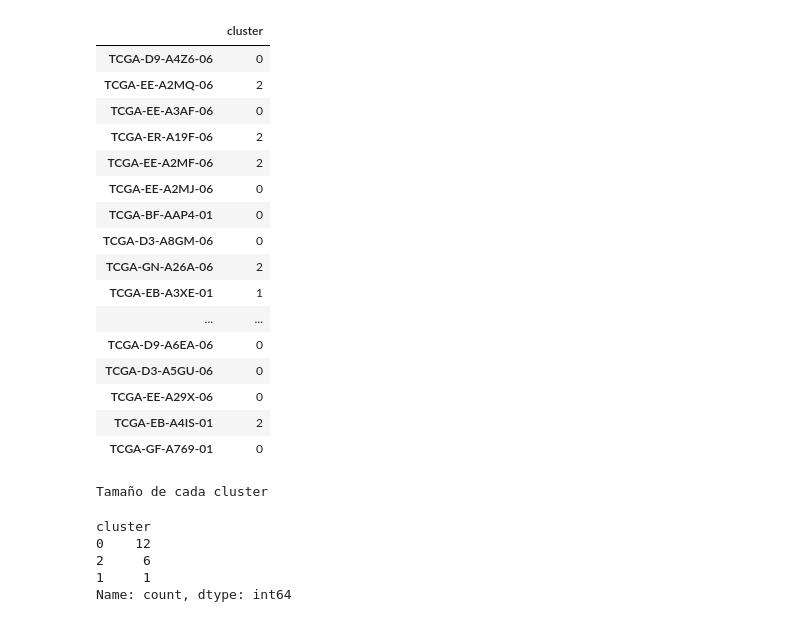
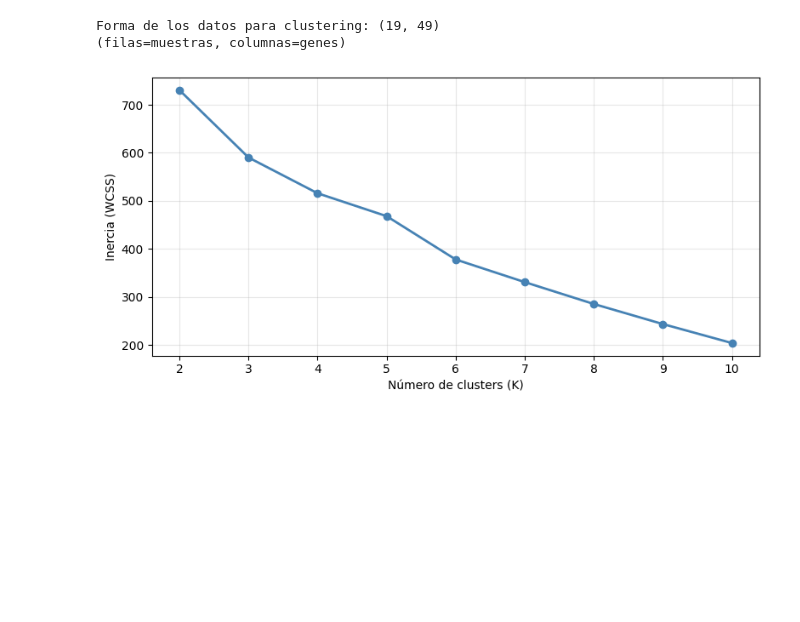
Before and after one commit to EnriGF/Proyecto_ML, a Jupyter notebook: k_medias.ipynb, the cells around one changed output. Saved outputs shown, nothing was run; the diff lists cells and outputs as text; code cells hidden in the pictures; blank space fills up the shorter version.

```diff
--- a/k_medias.ipynb
+++ b/k_medias.ipynb
@@ -23,40 +23,38 @@ Dimensiones originales: (1500, 473)
 from sklearn.cluster import KMeans
 from sklearn import metrics, preprocessing
 
-k_means = KMeans(n_clusters=3)  #el n. de clusters es relevante para el resultado
 datos = mexpr_toy.transpose()   #primero transponemos la matriz
-cluster_predict=k_means.fit_predict(datos)
 
-#añadimos el resultado a una tabla para qeu sea mas manejable
-clusters = pd.DataFrame(cluster_predict, index=datos.index, columns=['cluster'])
-clusters
+#Estandarizamos (media=0, std=1)
+scaler = preprocessing.StandardScaler()
+datos_scaled=pd.DataFrame(
+    scaler.fit_transform(datos),
+    index=datos.index,
+    columns=datos.columns
+)
+print(f"Forma de los datos para clustering: {datos_scaled.shape}")
+print("(filas=muestras, columnas=genes)")
 # %% [output]
-|  | cluster |
-| TCGA-D9-A4Z6-06 | 0 |
-| TCGA-EE-A2MQ-06 | 2 |
-| TCGA-EE-A3AF-06 | 0 |
-| TCGA-ER-A19F-06 | 2 |
-| TCGA-EE-A2MF-06 | 2 |
-| TCGA-EE-A2MJ-06 | 0 |
-| TCGA-BF-AAP4-01 | 0 |
-| TCGA-D3-A8GM-06 | 0 |
-| TCGA-GN-A26A-06 | 2 |
-| TCGA-EB-A3XE-01 | 1 |
-| ... | ... |
-| TCGA-D9-A6EA-06 | 0 |
-| TCGA-D3-A5GU-06 | 0 |
-| TCGA-EE-A29X-06 | 0 |
-| TCGA-EB-A4IS-01 | 2 |
-| TCGA-GF-A769-01 | 0 |
+Forma de los datos para clustering: (19, 49)
+(filas=muestras, columnas=genes)
 # %%
-#Ver el tamaño de cada cluster
-print("Tamaño de cada cluster")
-size=clusters['cluster'].value_counts()
-size
+#Búsqueda del K óptimo: método del codo
+import matplotlib.pyplot as plt
+inercias = []
+rango_k = range(2,11)
+for k in rango_k:
+    km = KMeans(n_clusters=k, random_state=42, n_init=10)
+    km.fit(datos_scaled)
+    inercias.append(km.inertia_)
+
+#Gráfico del codo
+plt.figure(figsize=(8, 4))
+plt.plot(rango_k, inercias, marker='o', linewidth=2, color='steelblue')
+plt.xlabel('Número de clusters (K)')
+plt.ylabel('Inercia (WCSS)')
+plt.xticks(rango_k)
+plt.grid(True, alpha=0.3)
+plt.tight_layout()
+plt.show()
 # %% [output]
-Tamaño de cada cluster
-cluster
-0    12
-2     6
-1     1
-Name: count, dtype: int64
+[figure, added]
```
Also changed, not shown: parts of 7 cells of this notebook.
